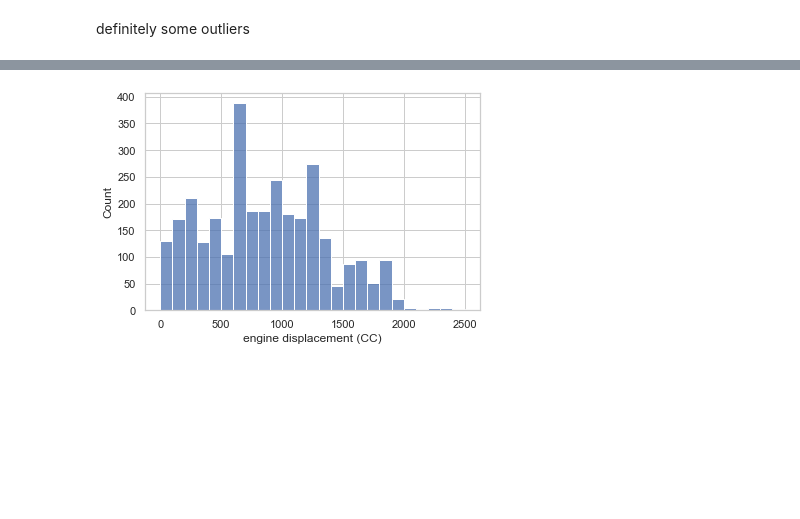
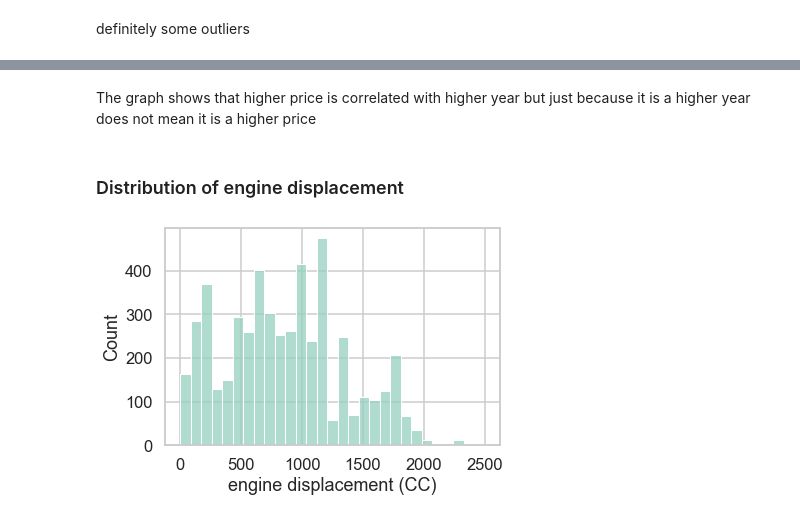
Before and after one commit to ajr930/motorcycle_price_prediction, a Jupyter notebook: scraped_cities_df/motorcycleDF_cleaning_and_EDA.ipynb, the cells around one changed output, grey strips where cells are left out. Cells and saved outputs as stored; diff of their text form; code cells hidden in the pictures; blank space fills up the shorter version.

Commit message:
finalizing models and moving files

```diff
--- a/scraped_cities_df/motorcycleDF_cleaning_and_EDA.ipynb
+++ b/scraped_cities_df/motorcycleDF_cleaning_and_EDA.ipynb
@@ -317,0 +323,9 @@ plt.ticklabel_format(style='plain', axis='y')
+# %%
+
+sns.set_palette("GnBu_d")
+sns.set_style('whitegrid')
+g =sns.jointplot(x='final_years',y='Price',data=df,size =15, kind='reg')
+sns.set_context("talk", font_scale=3)
+regline = g.ax_joint.get_lines()[0]
+regline.set_color('red')
+regline.set_zorder(5)
@@ -318,9 +334,14 @@ plt.ticklabel_format(style='plain', axis='y')
+# %% [markdown]
+The graph shows that higher price is correlated with higher year but just because it is a higher year does not mean it is a higher price
+# %% [markdown]
+### Distribution of engine displacement
 # %%
+sns.set_context("talk", font_scale=1)
 df['engine displacement (CC)']= df['engine displacement (CC)'].astype(float)
 sns.histplot(df['engine displacement (CC)'])
 plt.ticklabel_format(style='plain', axis='y')
 # %% [output]
-[figure, old version]
+[figure, new version]
 # %%
 df.info()
 # %% [output]
```
Also changed, not shown: parts of 20 cells of this notebook, 21 other files.
